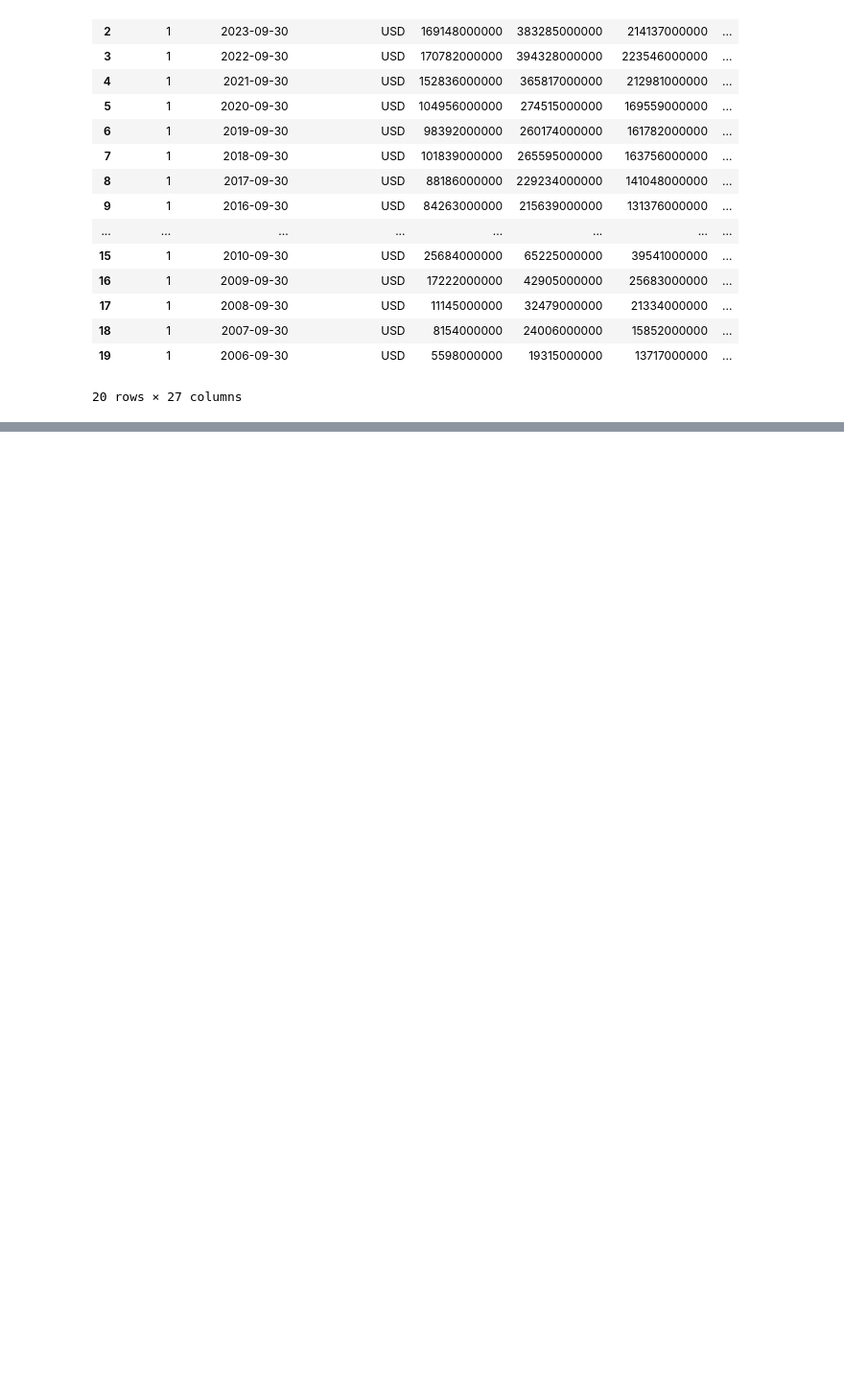
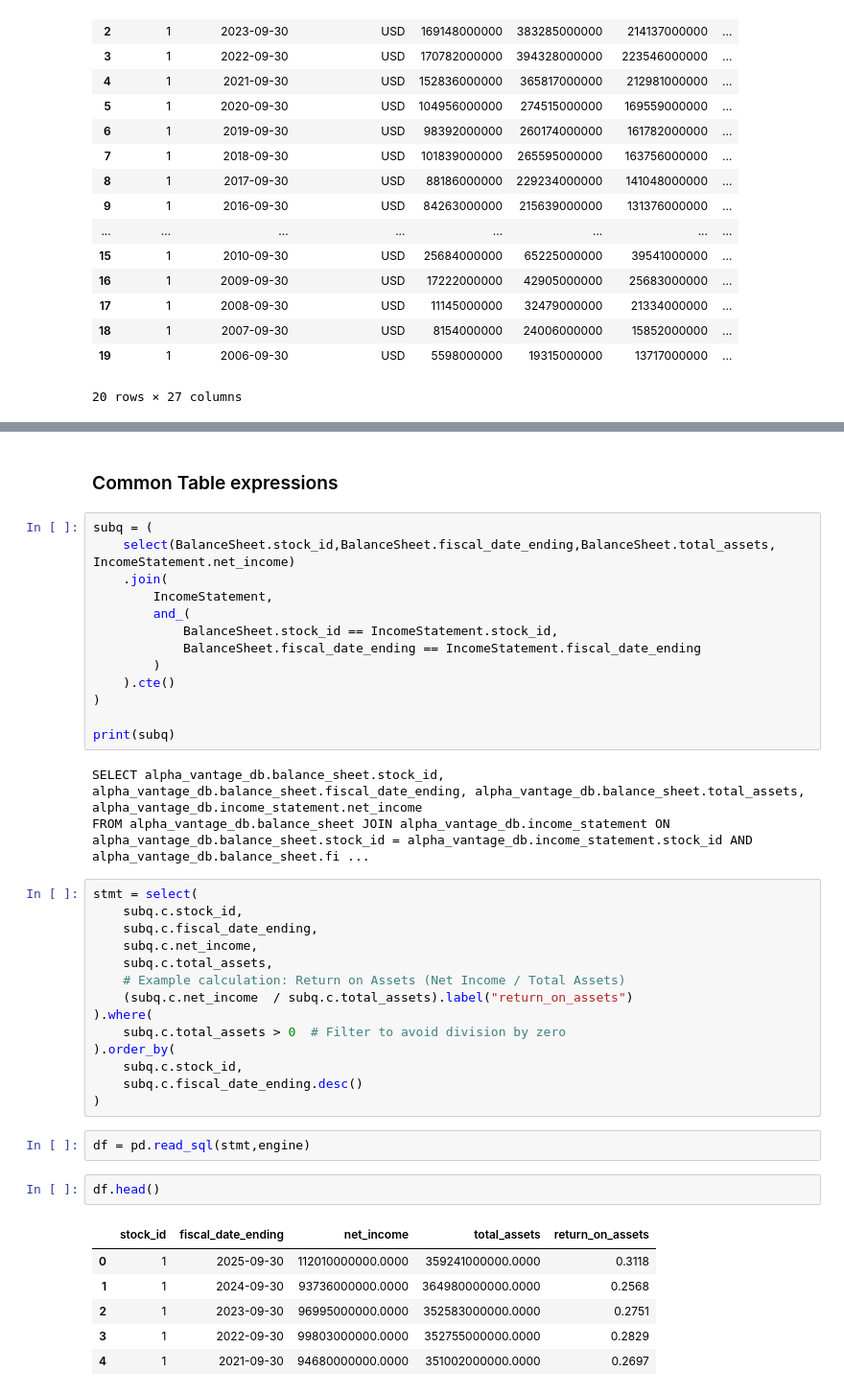
Before and after one commit to kumarbyes/project_stock_analysis, a Jupyter notebook: querying_using_sqlalchemy/query_postgres.ipynb, the cells around one changed output, grey strips where cells are left out. Shown at 96% size. Drawn from its saved outputs; the diff is of its cells as text; blank space fills up the shorter version.

```diff
--- a/querying_using_sqlalchemy/query_postgres.ipynb
+++ b/querying_using_sqlalchemy/query_postgres.ipynb
@@ -316,0 +383,43 @@ df # This will show the nice formatted table
+# %% [markdown]
+### Common Table expressions
+# %%
+subq = (
+    select(BalanceSheet.stock_id,BalanceSheet.fiscal_date_ending,BalanceSheet.total_assets, IncomeStatement.net_income)
+    .join(
+        IncomeStatement,
+        and_(
+            BalanceSheet.stock_id == IncomeStatement.stock_id,
+            BalanceSheet.fiscal_date_ending == IncomeStatement.fiscal_date_ending
+        )
+    ).cte()
+)
+
+print(subq)
+# %% [output]
+SELECT alpha_vantage_db.balance_sheet.stock_id, alpha_vantage_db.balance_sheet.fiscal_date_ending, alpha_vantage_db.balance_sheet.total_assets, alpha_vantage_db.income_statement.net_income
+FROM alpha_vantage_db.balance_sheet JOIN alpha_vantage_db.income_statement ON alpha_vantage_db.balance_sheet.stock_id = alpha_vantage_db.income_statement.stock_id AND alpha_vantage_db.balance_sheet.fi ...
+# %%
+stmt = select(
+    subq.c.stock_id,
+    subq.c.fiscal_date_ending,
+    subq.c.net_income,
+    subq.c.total_assets,
+    # Example calculation: Return on Assets (Net Income / Total Assets)
+    (subq.c.net_income  / subq.c.total_assets).label("return_on_assets")
+).where(
+    subq.c.total_assets > 0  # Filter to avoid division by zero
+).order_by(
+    subq.c.stock_id,
+    subq.c.fiscal_date_ending.desc()
+)
+# %%
+df = pd.read_sql(stmt,engine)
+# %%
+df.head()
+# %% [output]
+|  | stock_id | fiscal_date_ending | net_income | total_assets | return_on_assets |
+| 0 | 1 | 2025-09-30 | 112010000000.0000 | 359241000000.0000 | 0.3118 |
+| 1 | 1 | 2024-09-30 | 93736000000.0000 | 364980000000.0000 | 0.2568 |
+| 2 | 1 | 2023-09-30 | 96995000000.0000 | 352583000000.0000 | 0.2751 |
+| 3 | 1 | 2022-09-30 | 99803000000.0000 | 352755000000.0000 | 0.2829 |
+| 4 | 1 | 2021-09-30 | 94680000000.0000 | 351002000000.0000 | 0.2697 |
```
Also changed, not shown: parts of 13 cells of this notebook.
